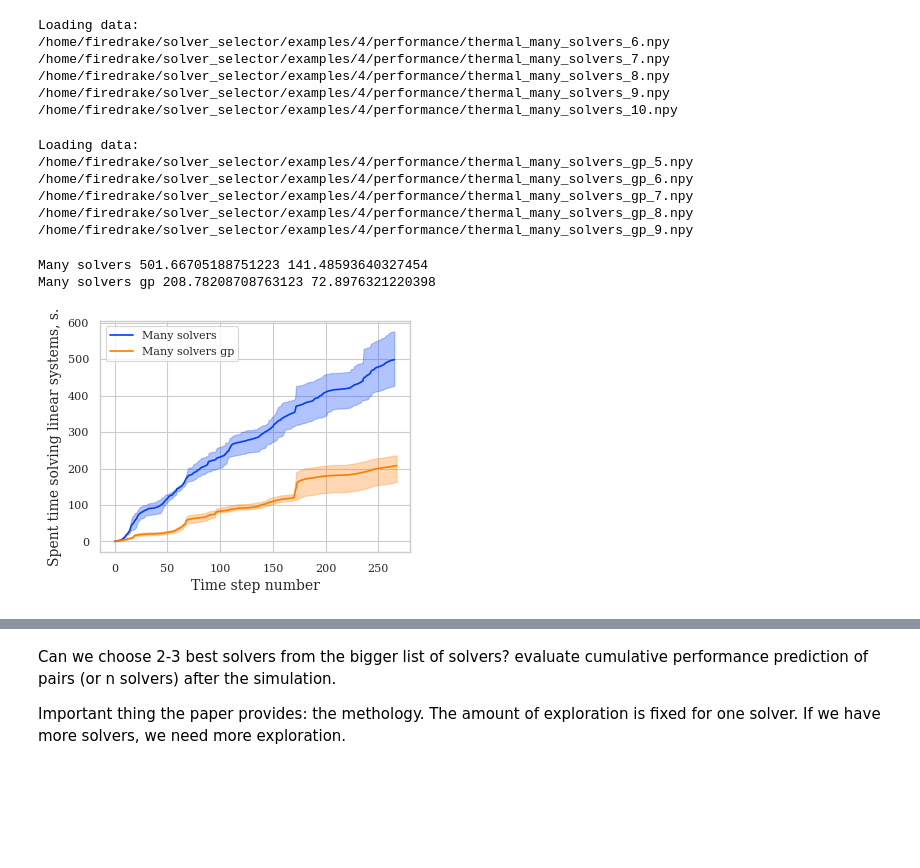
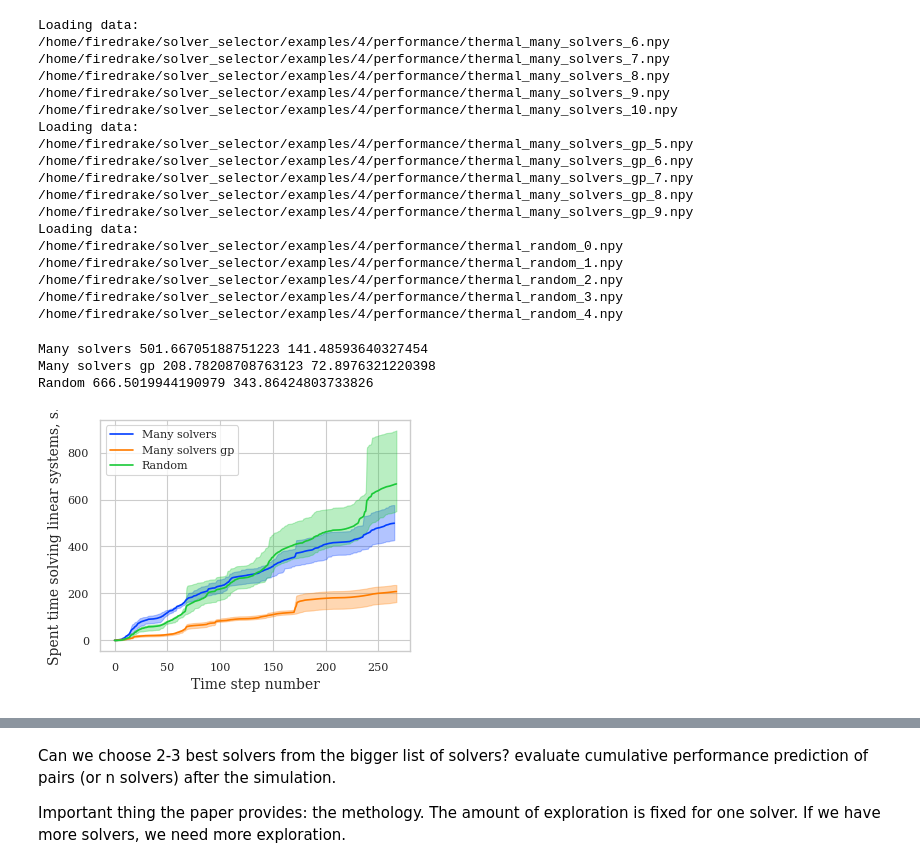
Before and after one commit to Yuriyzabegaev/solver_selector, a Jupyter notebook: examples/4/results_4_thermal.ipynb, the cells around one changed output, grey strips where cells are left out. Saved outputs shown, nothing was run; the diff lists cells and outputs as text; code cells hidden in the pictures; blank space fills up the shorter version.

```diff
--- a/examples/4/results_4_thermal.ipynb
+++ b/examples/4/results_4_thermal.ipynb
@@ -42,6 +42,7 @@ data = {
     # "CPR and Schur only": load_data('../1/thermal_dynamic', n_newest=NUM_SIMS),
     "Many solvers": load_data("thermal_many_solvers", n_newest=NUM_SIMS),
     "Many solvers gp": load_data("thermal_many_solvers_gp", n_newest=NUM_SIMS),
+    "Random": load_data("thermal_random", n_newest=NUM_SIMS)
 }
 
 save_media_path = Path("media")
@@ -53,12 +54,18 @@ Loading data:
 /home/firedrake/solver_selector/examples/4/performance/thermal_many_solvers_8.npy
 /home/firedrake/solver_selector/examples/4/performance/thermal_many_solvers_9.npy
 /home/firedrake/solver_selector/examples/4/performance/thermal_many_solvers_10.npy
+Loading data:
+/home/firedrake/solver_selector/examples/4/performance/thermal_many_solvers_gp_5.npy
+/home/firedrake/solver_selector/examples/4/performance/thermal_many_solvers_gp_6.npy
+/home/firedrake/solver_selector/examples/4/performance/thermal_many_solvers_gp_7.npy
+/home/firedrake/solver_selector/examples/4/performance/thermal_many_solvers_gp_8.npy
+/home/firedrake/solver_selector/examples/4/performance/thermal_many_solvers_gp_9.npy
+Loading data:
+/home/firedrake/solver_selector/examples/4/performance/thermal_random_0.npy
+/home/firedrake/solver_selector/examples/4/performance/thermal_random_1.npy
+/home/firedrake/solver_selector/examples/4/performance/thermal_random_2.npy
+/home/firedrake/solver_selector/examples/4/performance/thermal_random_3.npy
+/home/firedrake/solver_selector/examples/4/performance/thermal_random_4.npy
-Loading data:
-/home/firedrake/solver_selector/examples/4/performance/thermal_many_solvers_gp_5.npy
-/home/firedrake/solver_selector/examples/4/performance/thermal_many_solvers_gp_6.npy
-/home/firedrake/solver_selector/examples/4/performance/thermal_many_solvers_gp_7.npy
-/home/firedrake/solver_selector/examples/4/performance/thermal_many_solvers_gp_8.npy
-/home/firedrake/solver_selector/examples/4/performance/thermal_many_solvers_gp_9.npy
 # %%
 color_iter = -1
 best_time = float("inf")
@@ -85,35 +92,36 @@ for name, values in data.items():
     total = []
     t_end = []
     interp_data_list = []
     x_space = np.linspace(times[0][0], times[0][-1], 1000)
     for time, result in zip(times, result):
         total.append(result[-1])
         t_end.append(time[-1])
         interp_data_list.append(np.interp(x_space, time, result))
 
     interp_data = np.array(interp_data_list)
     max_ = np.max(interp_data, axis=0)
     min_ = np.min(interp_data, axis=0)
     mean = np.mean(interp_data, axis=0)
     if mean[-1] < best_time:
         best_time = mean[-1]
         best = mean
     plt.fill_between(x_space, min_, max_, color=f"C{color_iter}", alpha=0.3)
     plt.plot(x_space, mean, color=f"C{color_iter}", label=name)
     print(name, np.mean(total), np.max(total) - np.min(total))
     if USE_SIMULATED_TIME:
         assert np.allclose(t_end, t_end[0], rtol=1e-10)
 
-plt.legend()
+plt.legend(loc='upper left')
 plt.xlabel(X_LABEL)
 plt.ylabel("Spent time solving linear systems, s.")
 
 if save_media_path is not None:
     plt.savefig(save_media_path / "thermal_performance.pdf", bbox_inches="tight")
 # %% [output]
 Many solvers 501.66705188751223 141.48593640327454
 Many solvers gp 208.78208708763123 72.8976321220398
+Random 666.5019944190979 343.86424803733826
-[figure, old version]
+[figure, new version]
 # %%
 def make_solver_colors(data: Sequence[SolverSelectionData]):
     def make_hashable(x: SolverSelectionData):
```
Also changed, not shown: parts of 4 cells of this notebook, 14 other files.
